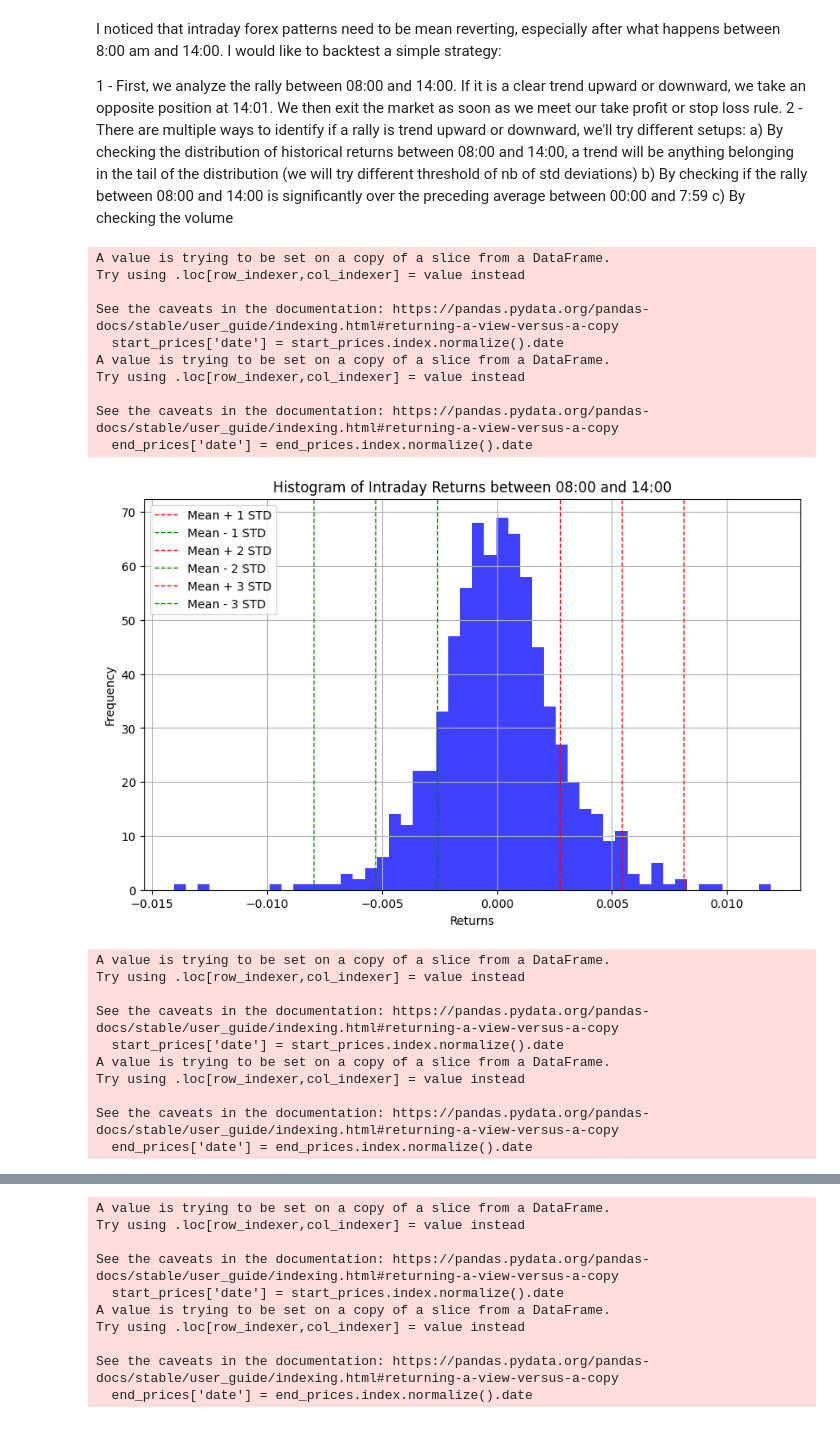
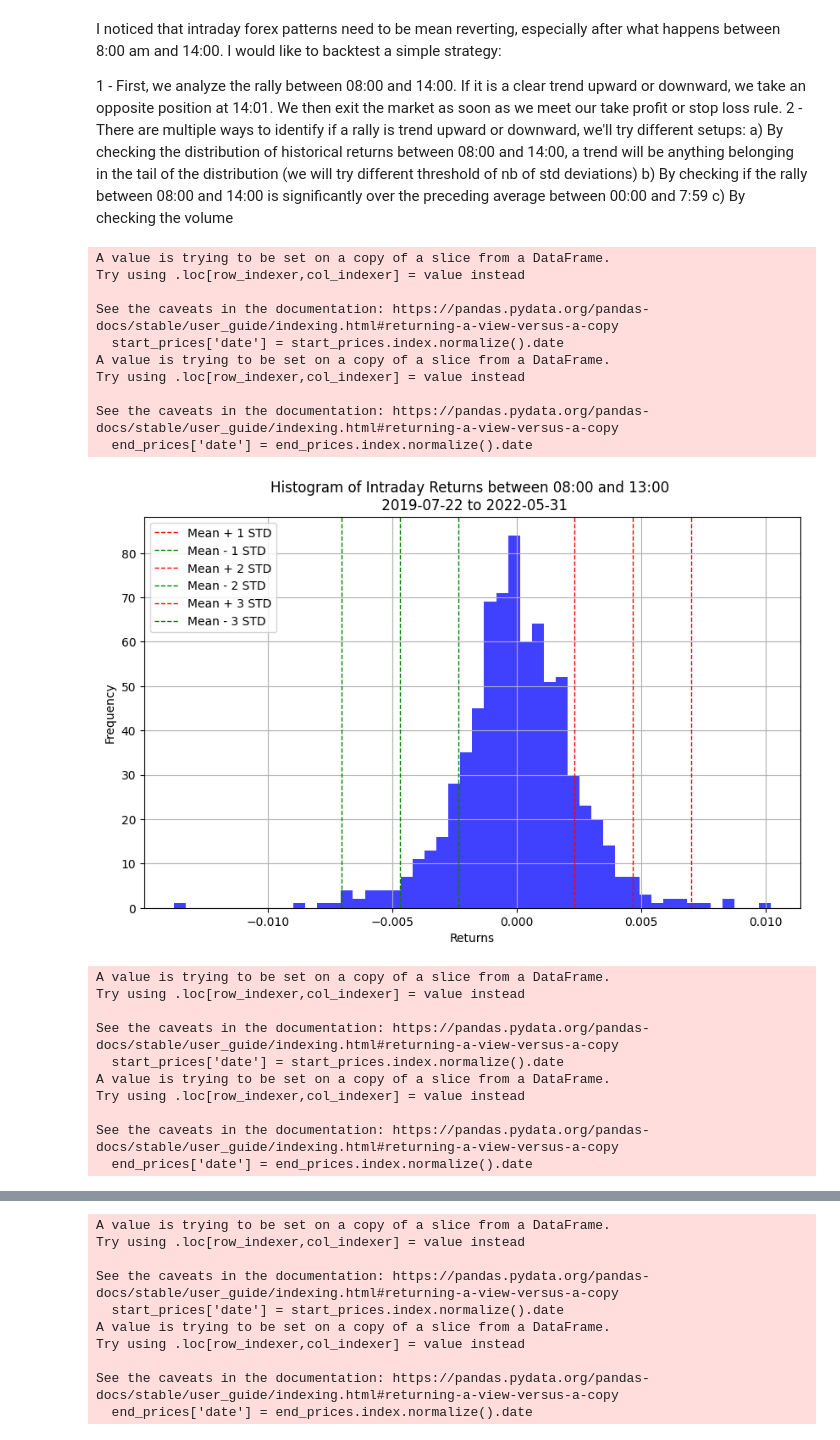
Before and after one commit to vtroude/QuantAndCo, a Jupyter notebook: Research/Forex_MeanReversion.ipynb, the cells around one changed output, grey strips where cells are left out. Drawn from its saved outputs; the diff is of its cells as text; code cells hidden in the pictures.

```diff
--- a/Research/Forex_MeanReversion.ipynb
+++ b/Research/Forex_MeanReversion.ipynb
@@ -9,13 +18,4 @@ c) By checking the volume
 # %%
-import pandas as pd
-import numpy as np
-from datetime import datetime, timedelta
-import matplotlib.pyplot as plt
-
-df = pd.read_csv('/root/QuantAndCo/Data/forex/EUR_USD/1m/OHLC/2019-07-19 13:31:16_2024-04-19 16:11:16.csv')
-df.close_time = pd.to_datetime(df.close_time)
-df.set_index('close_time', inplace=True)
-
 def calculate_periodic_returns(df, start_time, end_time):
     df = df.copy()
 
@@ -34,16 +34,18 @@ def calculate_periodic_returns(df, start_time, end_time):
     return comb_df
 
 
-def plot_histogram(df, column="Close"):
+def plot_histogram(df, start_time, end_time, column="Close"):
 
     returns = df[f"{column}_end"] / df[f"{column}_start"] - 1
+
+    start_date, end_date = df.index[0], df.index[-1]
 
     mean_returns = returns.mean()
     std_returns = returns.std()
 
     plt.figure(figsize=(10, 6))
     plt.hist(returns, bins=50, alpha=0.75, color='blue')
-    plt.title(f'Histogram of Intraday Returns between 08:00 and 14:00')
+    plt.title(f'Histogram of Intraday Returns between {start_time} and {end_time} \n {start_date} to {end_date}')
     plt.xlabel('Returns')
     plt.ylabel('Frequency')
 
@@ -62,13 +64,13 @@ def plot_histogram(df, column="Close"):
 def MeanReversionIntraday(df, start_time, end_time, last_train_date, price_column, long_thres, short_thres):
     train_df = df.loc[df.index<=last_train_date]
     comb_train = calculate_periodic_returns(train_df, start_time, end_time)
-    mu, sigma = plot_histogram(comb_train, price_column)
+    mu, sigma = plot_histogram(comb_train, start_time, end_time, price_column)
     test_df = df.loc[df.index > last_train_date]
 
     comb_test = calculate_periodic_returns(test_df, start_time, end_time)
 
-    start_test_time = datetime.strptime(start_time, '%H:%M') + timedelta(minutes=1)
-    str_test_time = start_test_time.strftime('%H:%M')
+    end_test_time = datetime.strptime(end_time, '%H:%M') + timedelta(minutes=1)
+    str_test_time = end_test_time.strftime('%H:%M')
 
     test_df = test_df.between_time(str_test_time, '23:59')
 
@@ -135,23 +137,21 @@ def vectorized_backtesting(df, leverage, fees, initial_wealth=10_000, price_colu
 
     return df
 # %%
-signal_df = MeanReversionIntraday(df, start_time='08:00', end_time='14:00',
+signal_df = MeanReversionIntraday(df, start_time='08:00', end_time='13:00',
                                   last_train_date='2022-06-01', price_column="Close",
                                   long_thres=-1, short_thres=1)
-
-bt = vectorized_backtesting(signal_df, leverage=10, fees=0.00007)
 # %% [output]
 A value is trying to be set on a copy of a slice from a DataFrame.
 Try using .loc[row_indexer,col_indexer] = value instead
 
 See the caveats in the documentation: https://pandas.pydata.org/pandas-docs/stable/user_guide/indexing.html#returning-a-view-versus-a-copy
   start_prices['date'] = start_prices.index.normalize().date
 A value is trying to be set on a copy of a slice from a DataFrame.
 Try using .loc[row_indexer,col_indexer] = value instead
 
 See the caveats in the documentation: https://pandas.pydata.org/pandas-docs/stable/user_guide/indexing.html#returning-a-view-versus-a-copy
   end_prices['date'] = end_prices.index.normalize().date
-[figure, old version]
+[figure, new version]
 A value is trying to be set on a copy of a slice from a DataFrame.
 Try using .loc[row_indexer,col_indexer] = value instead
 
```
Also changed, not shown: parts of 6 cells of this notebook, 5 other files.
